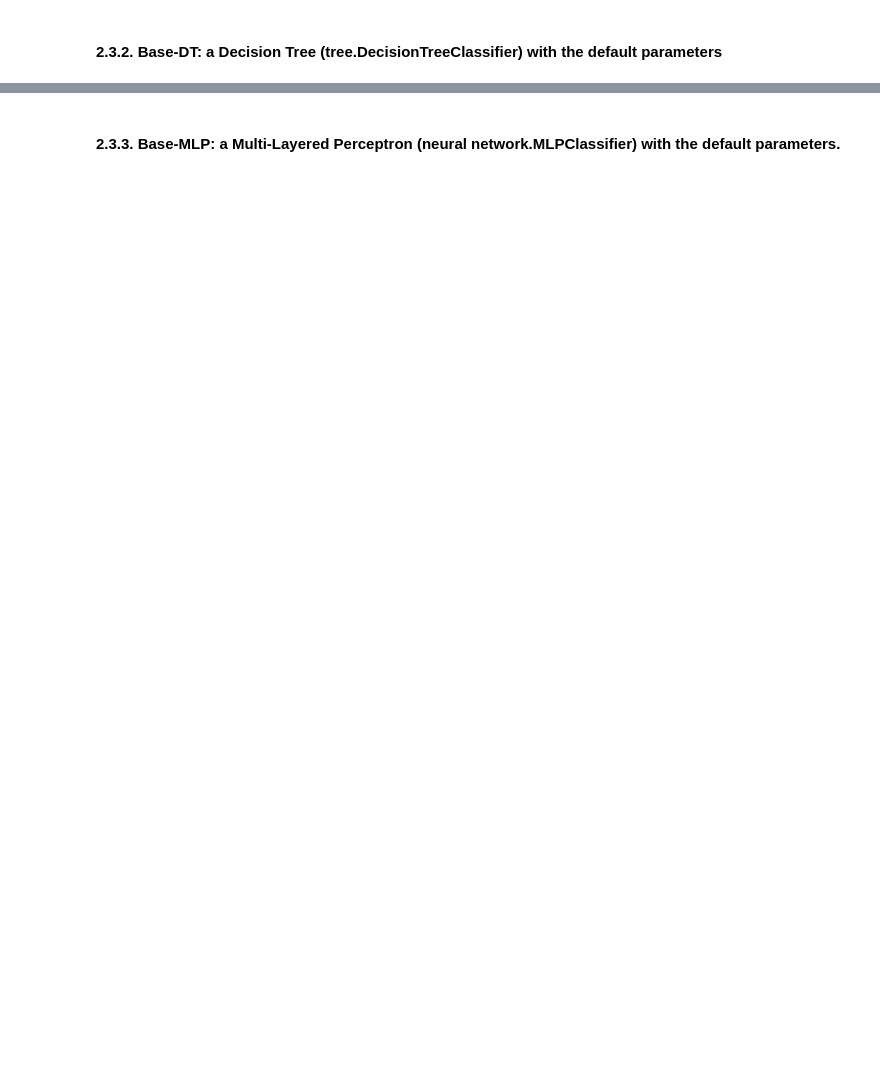
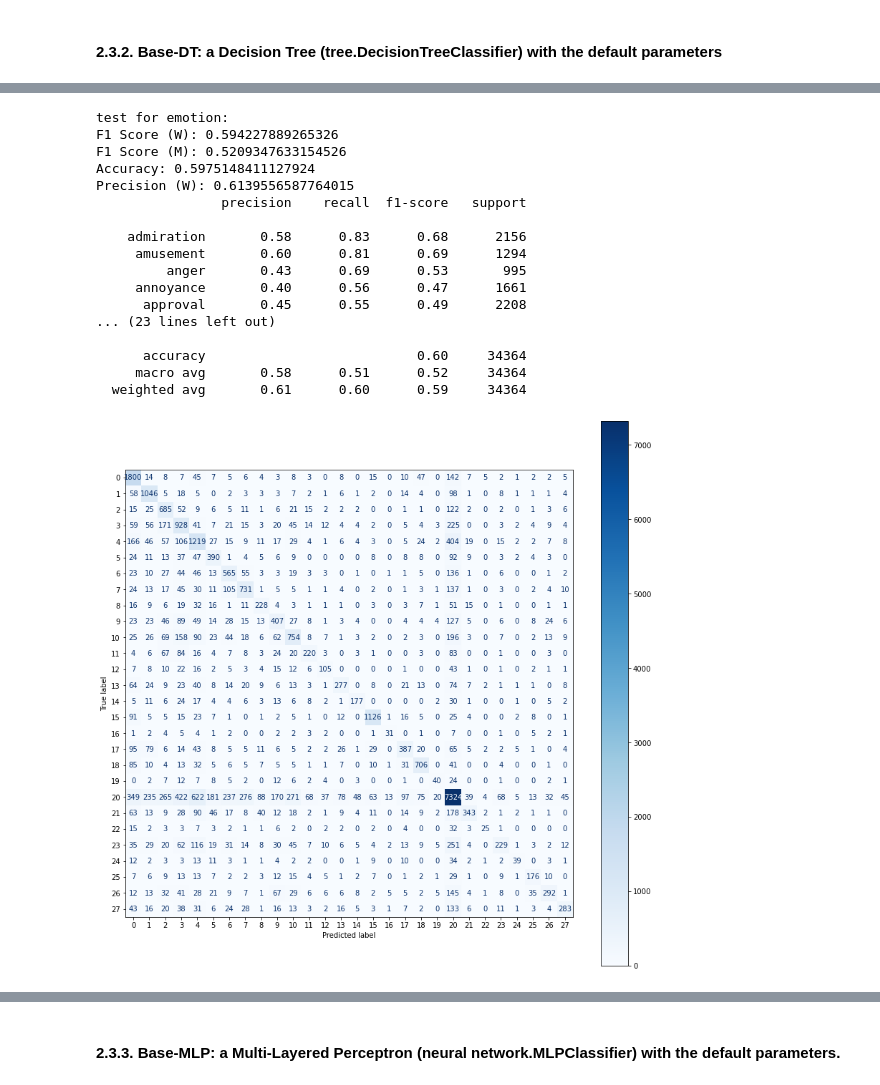
Before and after one commit to Qiantongzhou/comp472_2022_fall_A1, a Jupyter notebook: solution.ipynb, the cells around one changed output, grey strips where cells are left out. Cells and saved outputs as stored; diff of their text form; code cells hidden in the pictures; blank space fills up the shorter version.

```diff
--- a/solution.ipynb
+++ b/solution.ipynb
@@ -192,0 +262,28 @@ sentiment predict sentiment end: 1666494384.4381638 take time:0.0144031047821044
+# %%
+model_typeN='trainedmodels'
+model_nameN='DecisionTreeClassifier'
+y_name='emotion'
+pickle_in = open(f'{model_typeN}/{model_nameN}_{y_name}_model.pickle','rb')
+model = pickle.load(pickle_in)
+y_pred = model.predict(X_test)
+print(f'test for {y_name}:')
+performance_data_show(y_test[y_name],y_pred,model_typeN,model_nameN,y_name)
+# %% [output]
+test for emotion:
+F1 Score (W): 0.594227889265326
+F1 Score (M): 0.5209347633154526
+Accuracy: 0.5975148411127924
+Precision (W): 0.6139556587764015
+                precision    recall  f1-score   support
+
+    admiration       0.58      0.83      0.68      2156
+     amusement       0.60      0.81      0.69      1294
+         anger       0.43      0.69      0.53       995
+     annoyance       0.40      0.56      0.47      1661
+      approval       0.45      0.55      0.49      2208
+... (23 lines left out)
+
+      accuracy                           0.60     34364
+     macro avg       0.58      0.51      0.52     34364
+  weighted avg       0.61      0.60      0.59     34364
+[figure, added]
```
Also changed, not shown: parts of 27 cells of this notebook, 15 other files.
